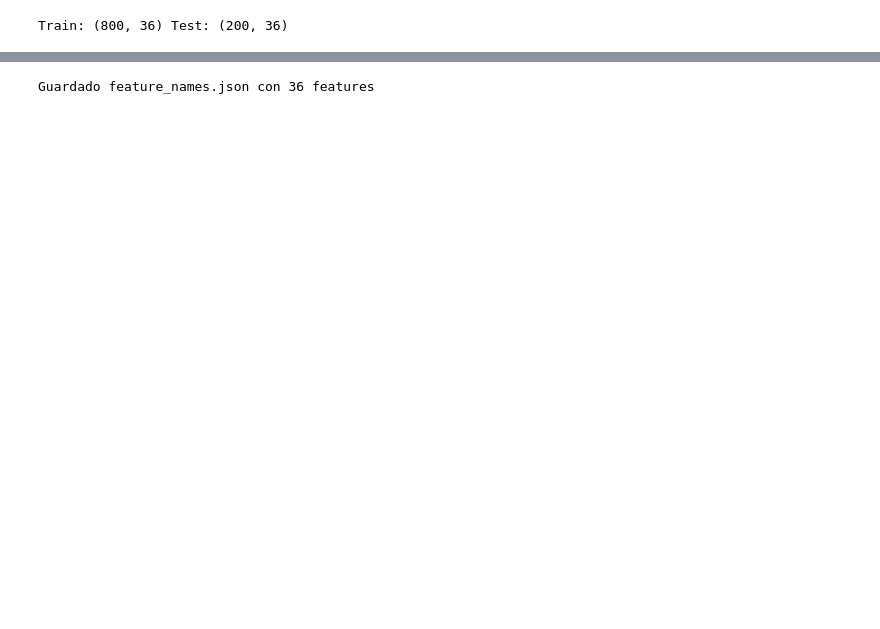
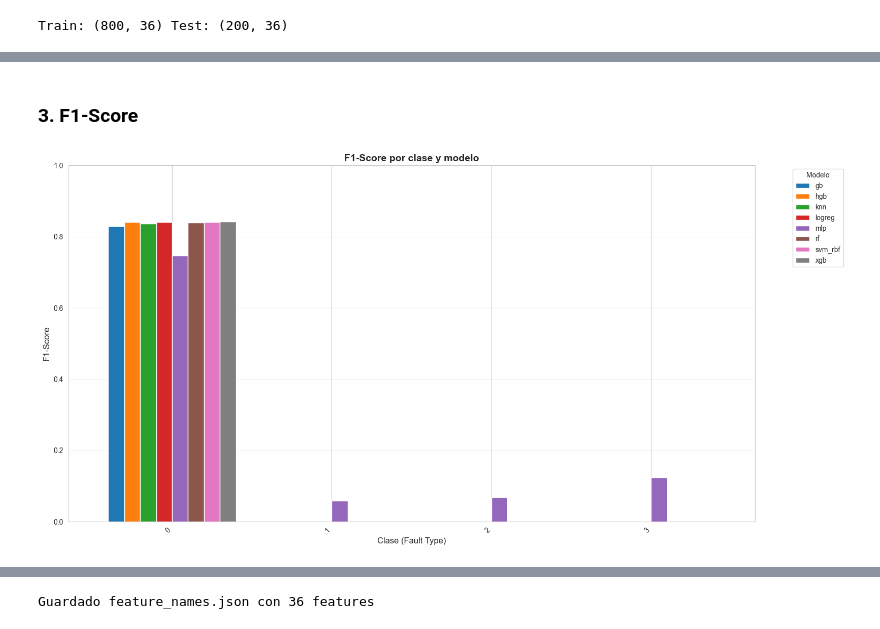
Before and after one commit to AlvaroAmi/IndustrialFaultDetection, a Jupyter notebook: train_models.ipynb, the cells around one changed output, grey strips where cells are left out. Drawn from its saved outputs; the diff is of its cells as text; code cells hidden in the pictures; blank space fills up the shorter version.

```diff
--- a/train_models.ipynb
+++ b/train_models.ipynb
@@ -237,0 +324,38 @@ results_df
+# %% [markdown]
+### 3. F1-Score
+# %%
+#Crear eval_df con métricas por clase y modelo
+eval_data = []
+for name in preds.keys():
+	report = classification_report(y_test, preds[name], output_dict=True)
+	for class_label in classes:
+		class_label_str = str(class_label)
+		if class_label_str in report:
+			eval_data.append({
+				'model': name,
+				'class': class_label,
+				'f1-score': report[class_label_str]['f1-score'],
+				'precision': report[class_label_str]['precision'],
+				'recall': report[class_label_str]['recall']
+			})
+
+eval_df = pd.DataFrame(eval_data)
+
+# Visualización de F1-Score por clase y modelo
+fig, ax = plt.subplots(figsize=(16, 8))
+
+pivot_f1 = eval_df.pivot(index='class', columns='model', values='f1-score')
+pivot_f1.plot(kind='bar', ax=ax, width=0.8)
+
+ax.set_title('F1-Score por clase y modelo', fontsize=14, fontweight='bold')
+ax.set_xlabel('Clase (Fault Type)', fontsize=12)
+ax.set_ylabel('F1-Score', fontsize=12)
+ax.legend(title='Modelo', bbox_to_anchor=(1.05, 1), loc='upper left')
+ax.grid(axis='y', alpha=0.3)
+ax.set_ylim([0.0, 1.0])
+
+plt.xticks(rotation=45, ha='right')
+plt.tight_layout()
+plt.show()
+# %% [output]
+[figure, added]
```
Also changed, not shown: parts of 22 cells of this notebook, 8 other files.
